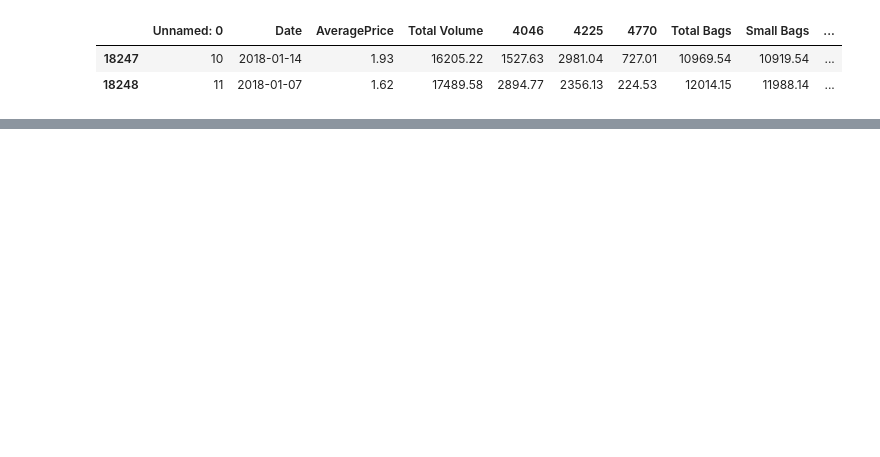
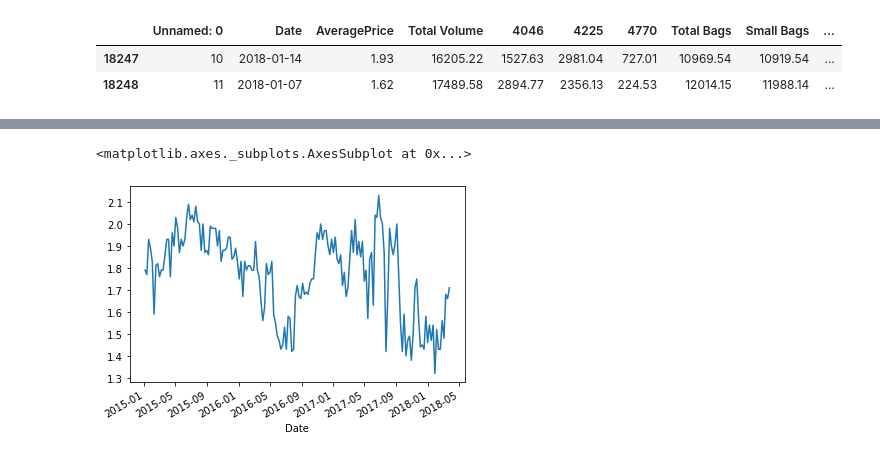
Before and after one commit to bdfd/00Project04_Avacado_Price_Analysis, a Jupyter notebook: Avocado_Price_Sale_Analysis.ipynb, the cells around one changed output, grey strips where cells are left out. Drawn from its saved outputs; the diff is of its cells as text; code cells hidden in the pictures; blank space fills up the shorter version.

```diff
--- a/Avocado_Price_Sale_Analysis.ipynb
+++ b/Avocado_Price_Sale_Analysis.ipynb
@@ -37,0 +51,5 @@ albany_df.head(3)
+# %%
+albany_df['AveragePrice'].plot()
+# %% [output]
+<matplotlib.axes._subplots.AxesSubplot at 0x...>
+[figure, added]
```
Also changed, not shown: parts of 18 cells of this notebook.
